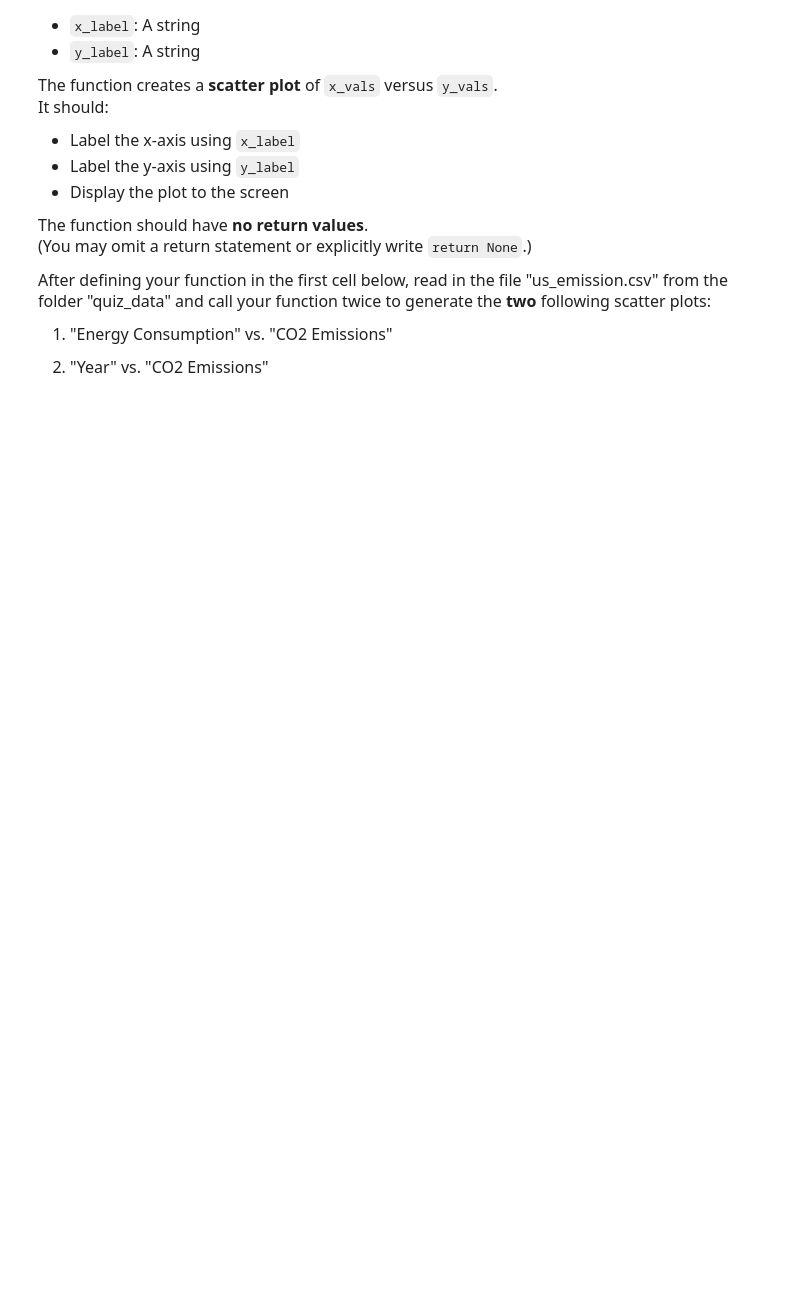
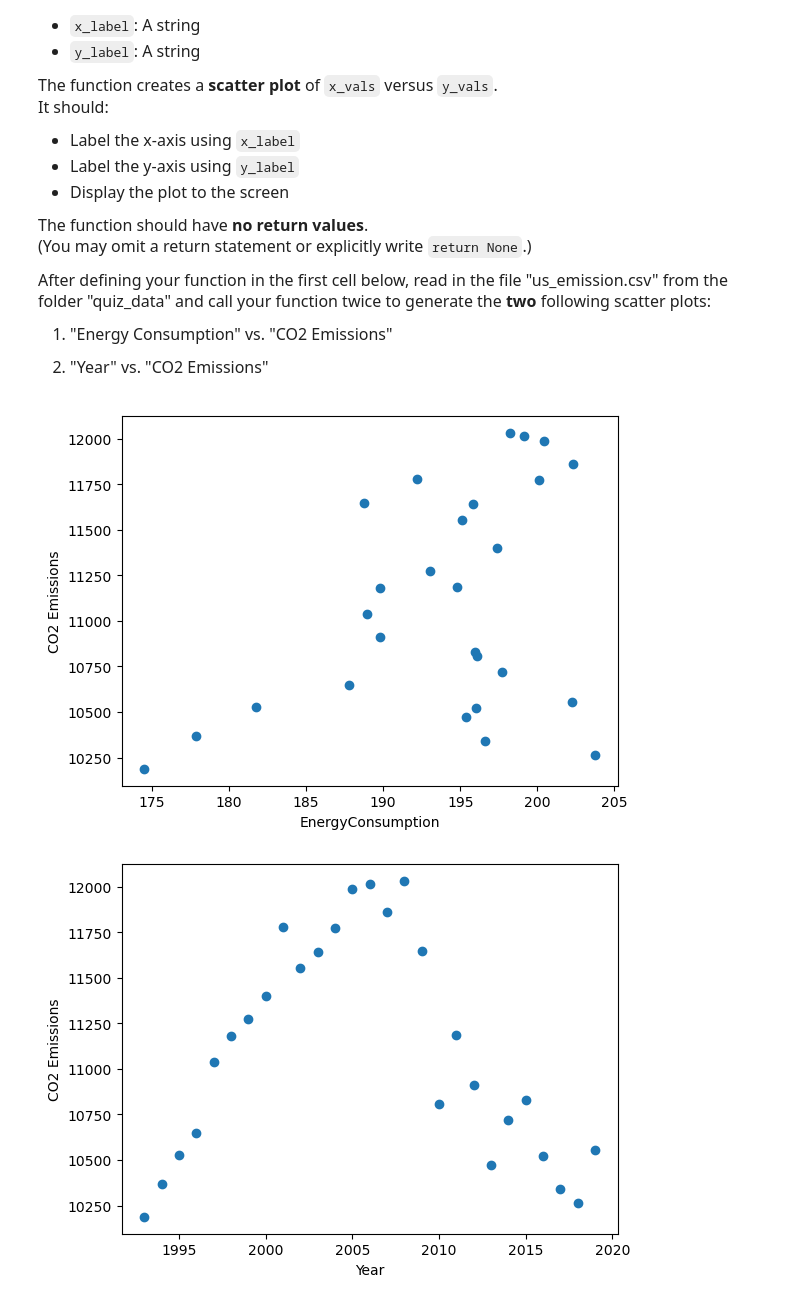
Before and after one commit to ariellagol/datasci151fall2026, a Jupyter notebook: _quizzes/practice_quiz_3/practice_quiz_3.ipynb, the cells around one changed output. Saved outputs shown, nothing was run; the diff lists cells and outputs as text; code cells hidden in the pictures; blank space fills up the shorter version.

```diff
--- a/_quizzes/practice_quiz_3/practice_quiz_3.ipynb
+++ b/_quizzes/practice_quiz_3/practice_quiz_3.ipynb
@@ -186,8 +261,23 @@ After defining your function in the first cell below, read in the file "us_emiss
 # %%
 import matplotlib.pyplot as plt
 
-# Your function here
+def function(x_vals,y_vals,x_label,y_label):
+    plt.scatter(x_vals,y_vals)
+    plt.xlabel(x_label)
+    plt.ylabel(y_label)
+    plt.show()
+    return None
 # %%
 import pandas as pd
 
-# read in the us_emission.csv dataset, and call your function twice to generate two scatter plots
+df = pd.read_csv('quiz_data/us_emission.csv')
+features_of_interest = ["Energy_consumption", "CO2_emission", "Year"]
+
+
+function(df[features_of_interest[0]],df[features_of_interest[1]],"EnergyConsumption", "CO2 Emissions")
+
+
+function(df[features_of_interest[2]],df[features_of_interest[1]],"Year", "CO2 Emissions")
+# %% [output]
+[figure, added]
+[figure, added]
```
Also changed, not shown: parts of 6 cells of this notebook.
